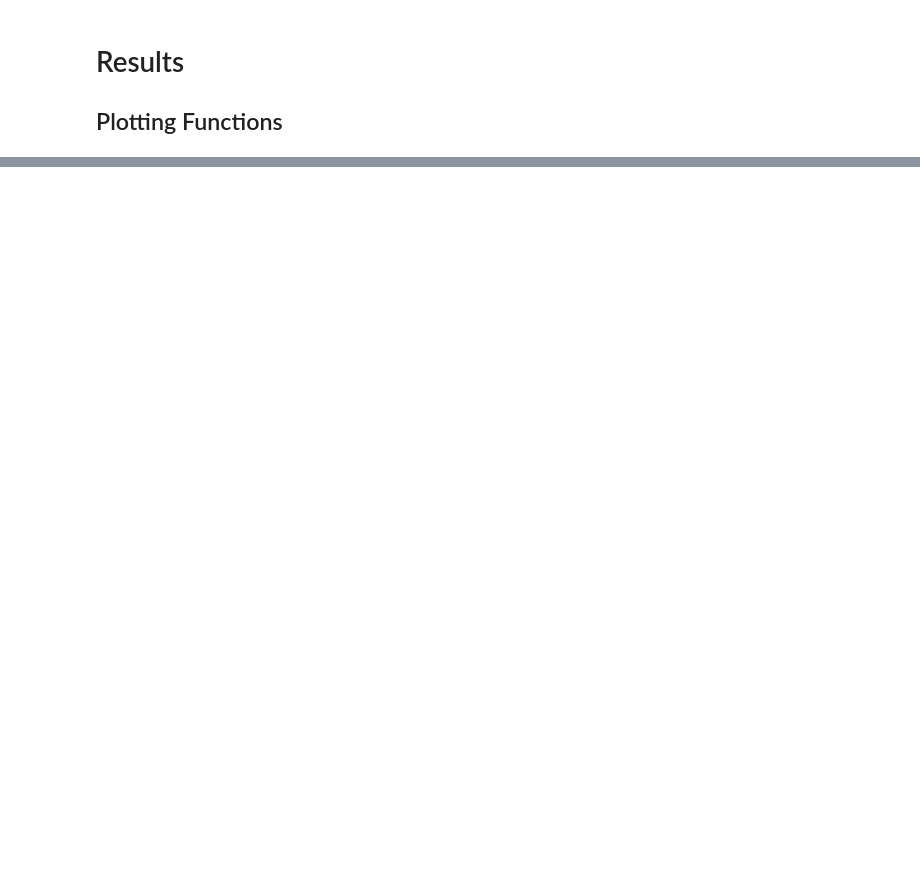
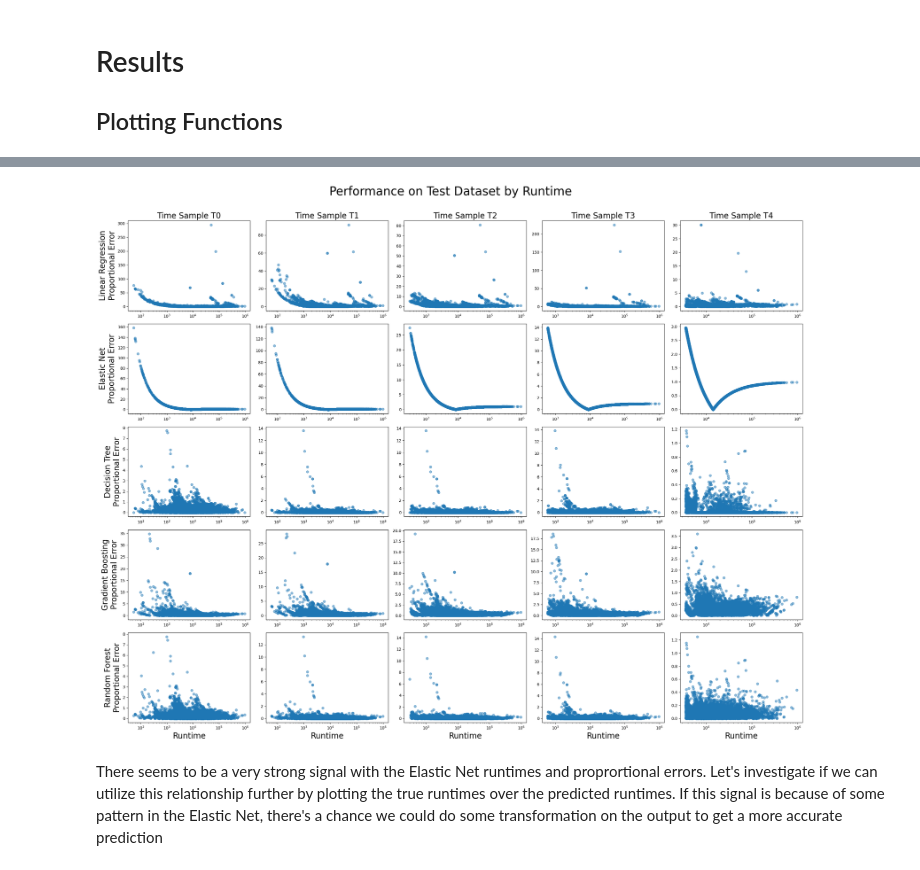
Before and after one commit to ravishende/data210_final_project, a Jupyter notebook: modeling.ipynb, the cells around one changed output, grey strips where cells are left out. Drawn from its saved outputs; the diff is of its cells as text; code cells hidden in the pictures; blank space fills up the shorter version.

```diff
--- a/modeling.ipynb
+++ b/modeling.ipynb
@@ -323,0 +482,6 @@ Looking at the box plots of each of these graphs, there appears to be a few outl
+# %%
+scatter_prop_errors_vs_runtimes(predictions_df, dataset="train")
+# %% [output]
+[figure, added]
+# %% [markdown]
+There seems to be a very strong signal with the Elastic Net runtimes and proprortional errors. Let's investigate if we can utilize this relationship further by plotting the true runtimes over the predicted runtimes. If this signal is because of some pattern in the Elastic Net, there's a chance we could do some transformation on the output to get a more accurate prediction
```
Also changed, not shown: parts of 31 cells of this notebook, 1 other file.
